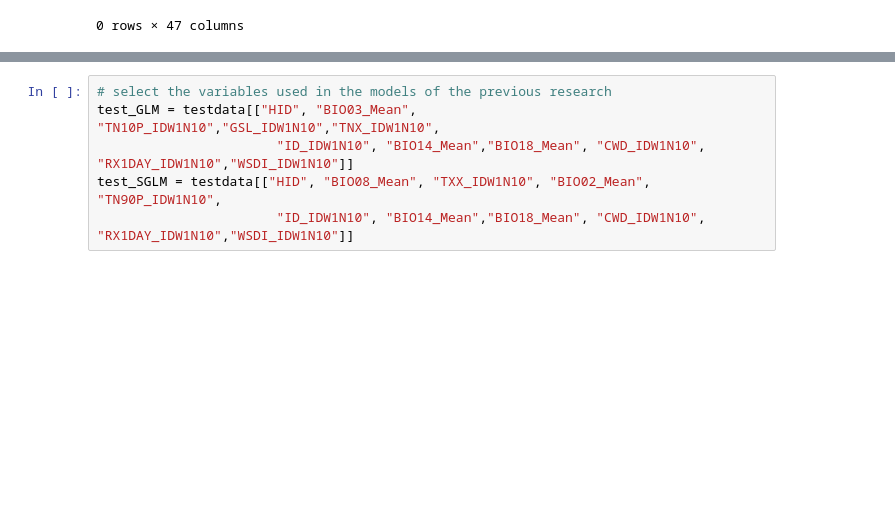
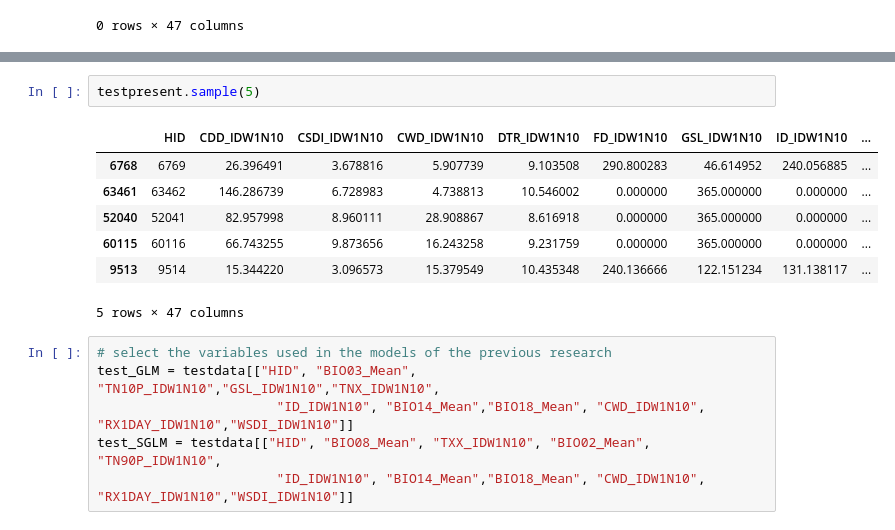
Before and after one commit to RyokoNod/sdm-asian-elephants, a Jupyter notebook: data/Modeling_Data/feature_selection_origreseach.ipynb, the cells around one changed output, grey strips where cells are left out. Drawn from its saved outputs; the diff is of its cells as text; blank space fills up the shorter version.

```diff
--- a/data/Modeling_Data/feature_selection_origreseach.ipynb
+++ b/data/Modeling_Data/feature_selection_origreseach.ipynb
@@ -101,4 +111,14 @@ testdata.sample(5)
 5 rows × 47 columns
+# %%
+testpresent.sample(5)
+# %% [output]
+|  | HID | CDD_IDW1N10 | CSDI_IDW1N10 | CWD_IDW1N10 | DTR_IDW1N10 | FD_IDW1N10 | GSL_IDW1N10 | ID_IDW1N10 | ... |
+| 6768 | 6769 | 26.396491 | 3.678816 | 5.907739 | 9.103508 | 290.800283 | 46.614952 | 240.056885 | ... |
+| 63461 | 63462 | 146.286739 | 6.728983 | 4.738813 | 10.546002 | 0.000000 | 365.000000 | 0.000000 | ... |
+| 52040 | 52041 | 82.957998 | 8.960111 | 28.908867 | 8.616918 | 0.000000 | 365.000000 | 0.000000 | ... |
+| 60115 | 60116 | 66.743255 | 9.873656 | 16.243258 | 9.231759 | 0.000000 | 365.000000 | 0.000000 | ... |
+| 9513 | 9514 | 15.344220 | 3.096573 | 15.379549 | 10.435348 | 240.136666 | 122.151234 | 131.138117 | ... |
+5 rows × 47 columns
 # %%
 # select the variables used in the models of the previous research
 test_GLM = testdata[["HID", "BIO03_Mean", "TN10P_IDW1N10","GSL_IDW1N10","TNX_IDW1N10",
```
Also changed, not shown: parts of 10 cells of this notebook, 9 other files.
